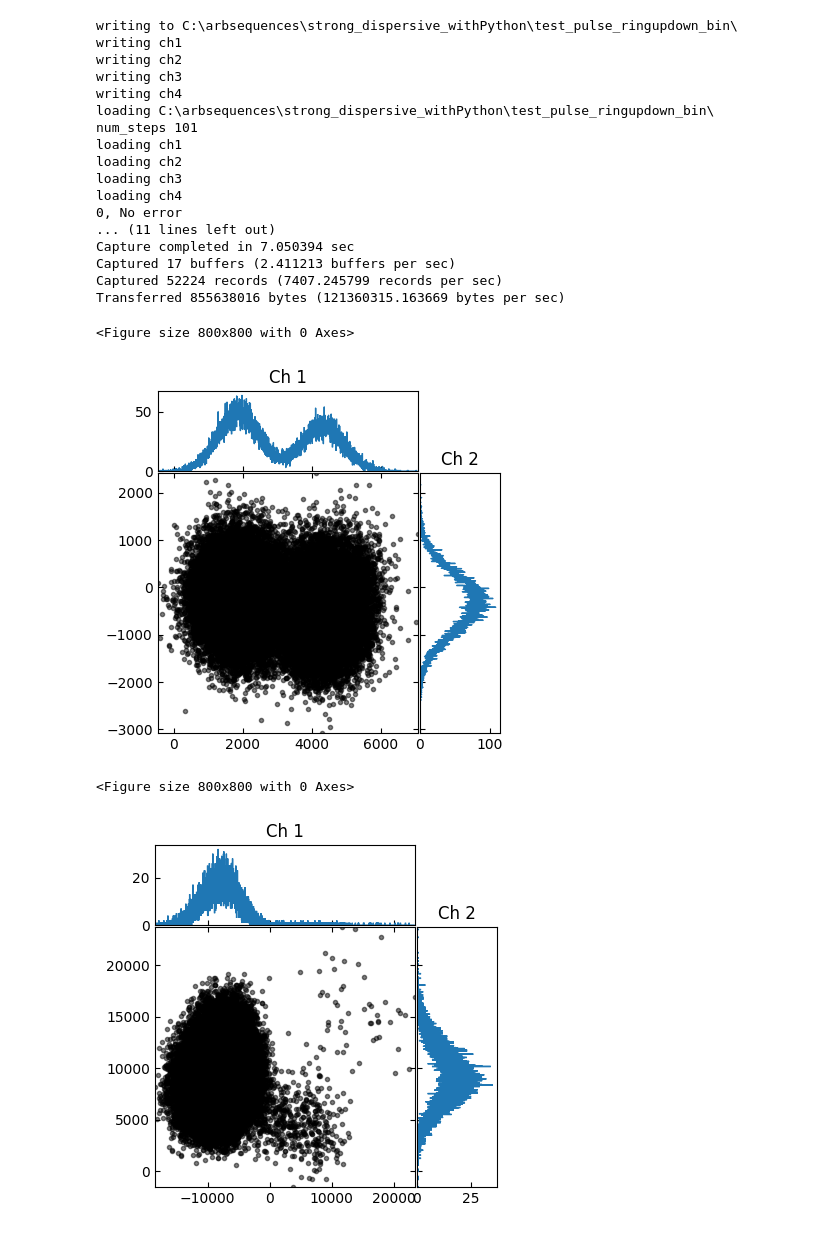
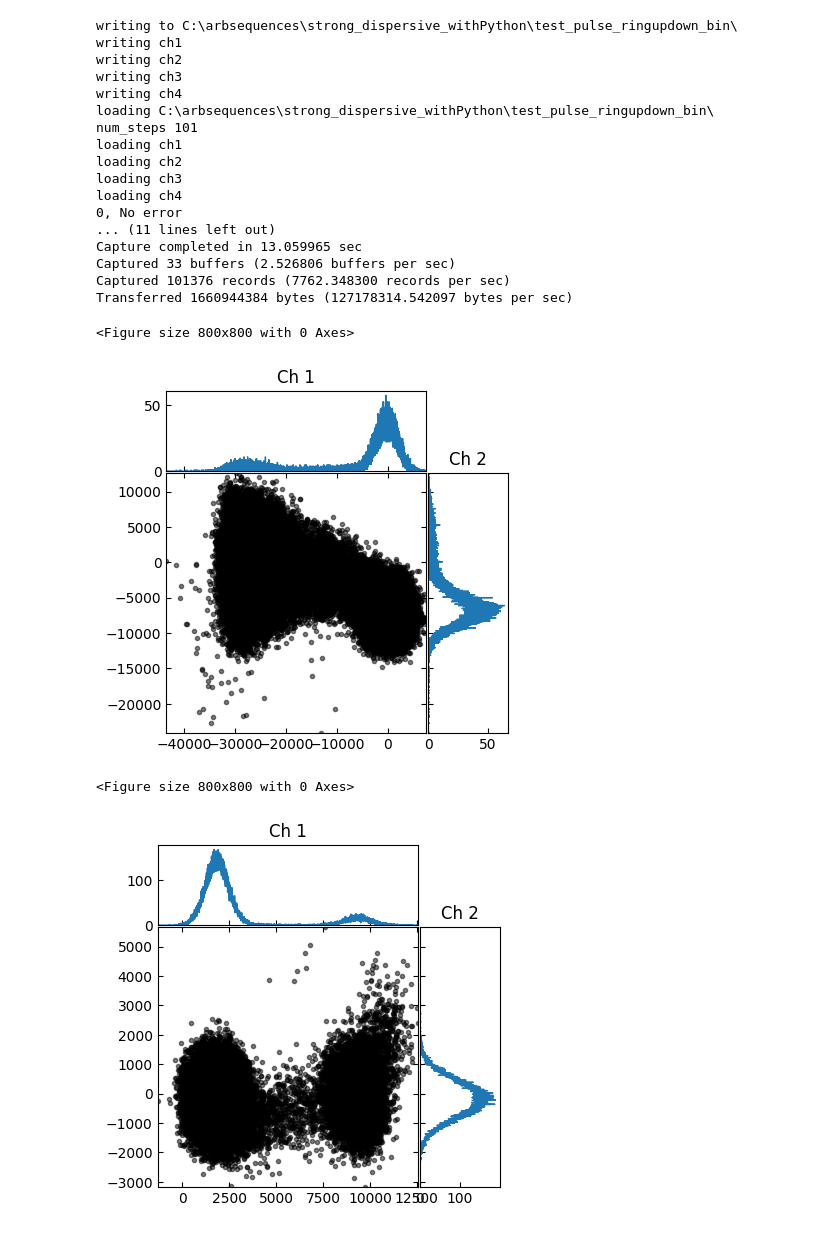
Before and after one commit to Katermurch/BlueFridgeNonLin, a Jupyter notebook: rabi.ipynb, the cells around one changed output. Cells and saved outputs as stored; diff of their text form; code cells hidden in the pictures.

```diff
--- a/rabi.ipynb
+++ b/rabi.ipynb
@@ -71,31 +71,31 @@ def run_rabi(
     return values, IQ_df
 # %%
 num_steps = 101
-reps = 500
-sweep_time = 200
-values, IQ_df = run_rabi(q2, q1, general_vals_dict, num_steps, sweep_time, reps)
+reps = 1000
+sweep_time = 100
+values, IQ_df = run_rabi(q1, q2, general_vals_dict, num_steps, sweep_time, reps)
 # %% [output]
 writing to C:\arbsequences\strong_dispersive_withPython\test_pulse_ringupdown_bin\
 writing ch1
 writing ch2
 writing ch3
 writing ch4
 loading C:\arbsequences\strong_dispersive_withPython\test_pulse_ringupdown_bin\
 num_steps 101
 loading ch1
 loading ch2
 loading ch3
 loading ch4
 0, No error
 ... (11 lines left out)
-Capture completed in 7.050394 sec
-Captured 17 buffers (2.411213 buffers per sec)
-Captured 52224 records (7407.245799 records per sec)
-Transferred 855638016 bytes (121360315.163669 bytes per sec)
+Capture completed in 13.059965 sec
+Captured 33 buffers (2.526806 buffers per sec)
+Captured 101376 records (7762.348300 records per sec)
+Transferred 1660944384 bytes (127178314.542097 bytes per sec)
 <Figure size 800x800 with 0 Axes>
-[figure, old version]
+[figure, new version]
 <Figure size 800x800 with 0 Axes>
-[figure, old version]
+[figure, new version]
 # %%
 IQ_df = plotting.get_IQ_averages(values)
 Q = IQ_df["Q1"]
```
Also changed, not shown: parts of 3 cells of this notebook, 27 other files.
